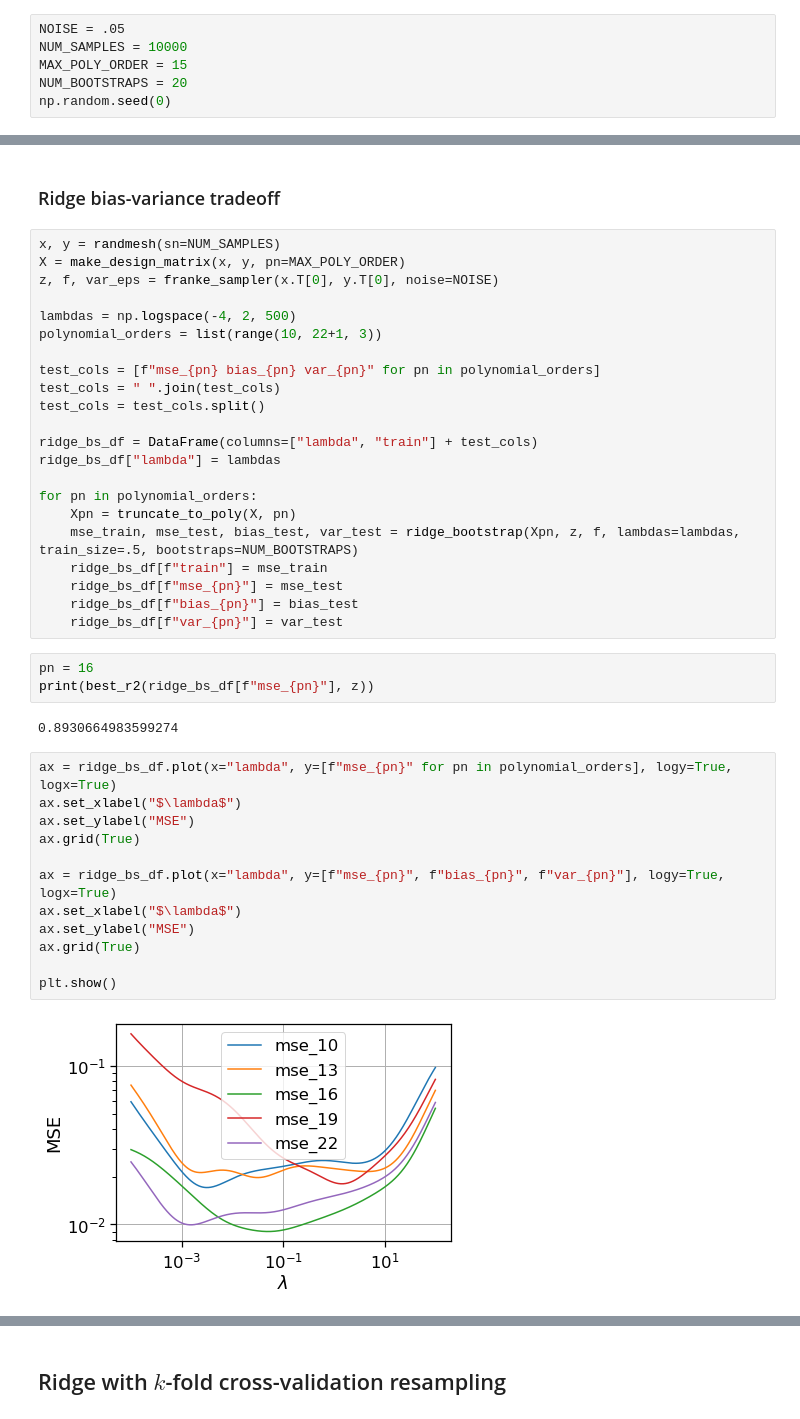
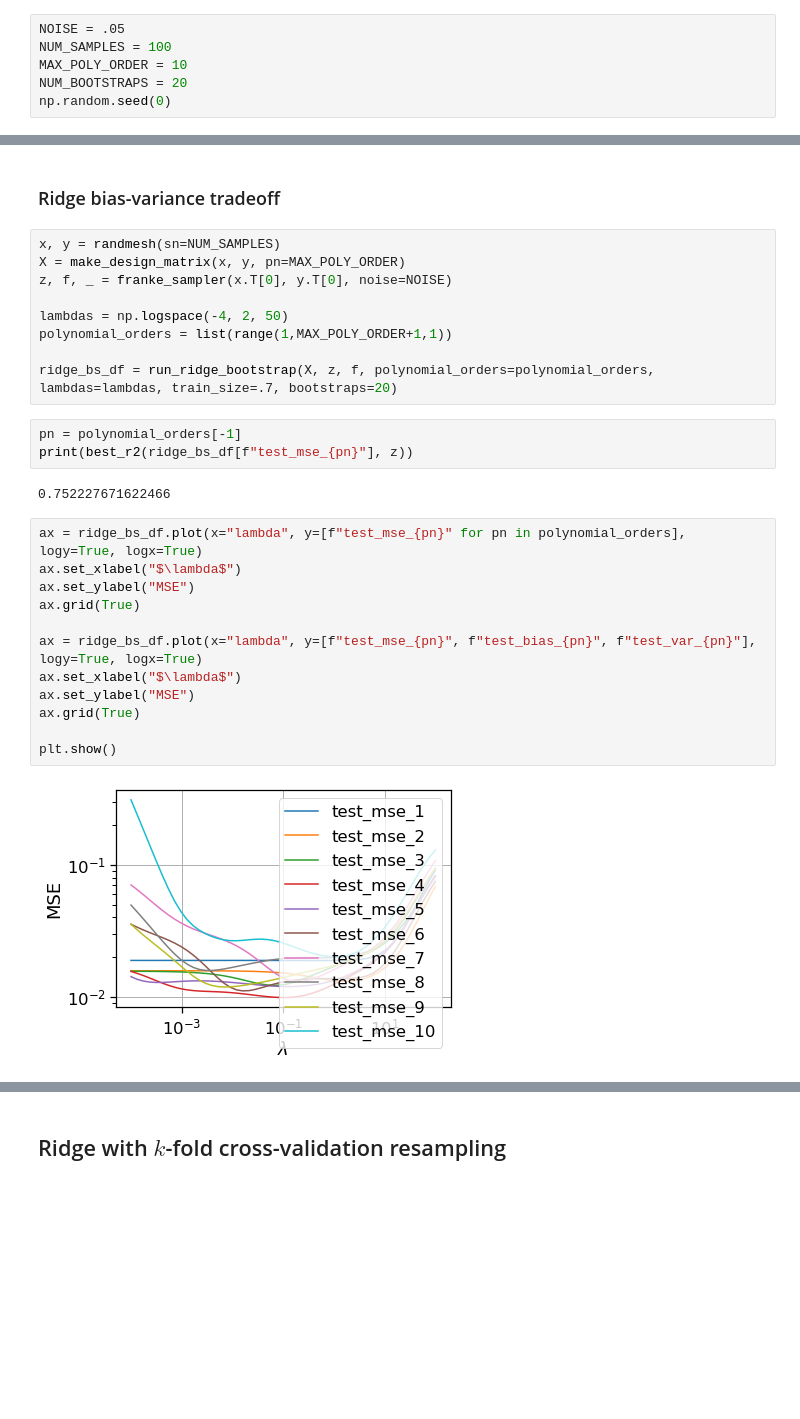
Before and after one commit to fonstelien/FYS-STK4155, a Jupyter notebook: project1/project1.ipynb, the cells around one changed output, grey strips where cells are left out. Drawn from its saved outputs; the diff is of its cells as text; blank space fills up the shorter version.

```diff
--- a/project1/project1.ipynb
+++ b/project1/project1.ipynb
@@ -9,8 +9,8 @@ from ridge import *
 from lasso import *
 # %%
 NOISE = .05
-NUM_SAMPLES = 10000
-MAX_POLY_ORDER = 15
+NUM_SAMPLES = 100
+MAX_POLY_ORDER = 10
 NUM_BOOTSTRAPS = 20
 np.random.seed(0)
 # %% [markdown]
@@ -86,41 +78,28 @@ plt.show()
 # %%
 x, y = randmesh(sn=NUM_SAMPLES)
 X = make_design_matrix(x, y, pn=MAX_POLY_ORDER)
-z, f, var_eps = franke_sampler(x.T[0], y.T[0], noise=NOISE)
+z, f, _ = franke_sampler(x.T[0], y.T[0], noise=NOISE)
 
-lambdas = np.logspace(-4, 2, 500)
-polynomial_orders = list(range(10, 22+1, 3))
+lambdas = np.logspace(-4, 2, 50)
+polynomial_orders = list(range(1,MAX_POLY_ORDER+1,1))
 
-test_cols = [f"mse_{pn} bias_{pn} var_{pn}" for pn in polynomial_orders]
-test_cols = " ".join(test_cols)
-test_cols = test_cols.split()
-
-ridge_bs_df = DataFrame(columns=["lambda", "train"] + test_cols)
-ridge_bs_df["lambda"] = lambdas
-
-for pn in polynomial_orders:
-    Xpn = truncate_to_poly(X, pn)
-    mse_train, mse_test, bias_test, var_test = ridge_bootstrap(Xpn, z, f, lambdas=lambdas, train_size=.5, bootstraps=NUM_BOOTSTRAPS)
-    ridge_bs_df[f"train"] = mse_train
-    ridge_bs_df[f"mse_{pn}"] = mse_test
-    ridge_bs_df[f"bias_{pn}"] = bias_test
-    ridge_bs_df[f"var_{pn}"] = var_test
+ridge_bs_df = run_ridge_bootstrap(X, z, f, polynomial_orders=polynomial_orders, lambdas=lambdas, train_size=.7, bootstraps=20)
 # %%
-pn = 16
-print(best_r2(ridge_bs_df[f"mse_{pn}"], z))
+pn = polynomial_orders[-1]
+print(best_r2(ridge_bs_df[f"test_mse_{pn}"], z))
 # %% [output]
-0.8930664983599274
+0.752227671622466
 # %%
-ax = ridge_bs_df.plot(x="lambda", y=[f"mse_{pn}" for pn in polynomial_orders], logy=True, logx=True)
+ax = ridge_bs_df.plot(x="lambda", y=[f"test_mse_{pn}" for pn in polynomial_orders], logy=True, logx=True)
 ax.set_xlabel("$\lambda$")
 ax.set_ylabel("MSE")
 ax.grid(True)
 
-ax = ridge_bs_df.plot(x="lambda", y=[f"mse_{pn}", f"bias_{pn}", f"var_{pn}"], logy=True, logx=True)
+ax = ridge_bs_df.plot(x="lambda", y=[f"test_mse_{pn}", f"test_bias_{pn}", f"test_var_{pn}"], logy=True, logx=True)
 ax.set_xlabel("$\lambda$")
 ax.set_ylabel("MSE")
 ax.grid(True)
 
 plt.show()
 # %% [output]
-[figure, old version]
+[figure, new version]
```
Also changed, not shown: parts of 16 cells of this notebook, 4 other files.
